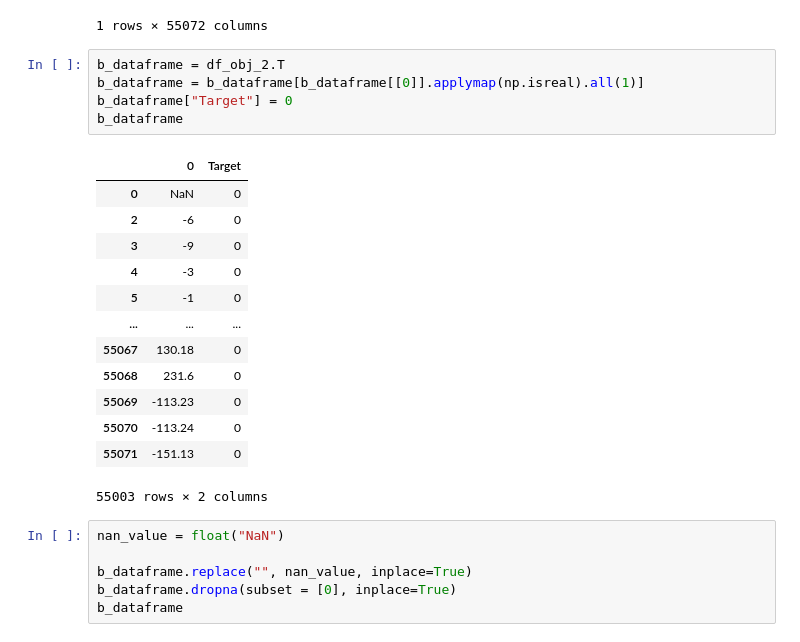
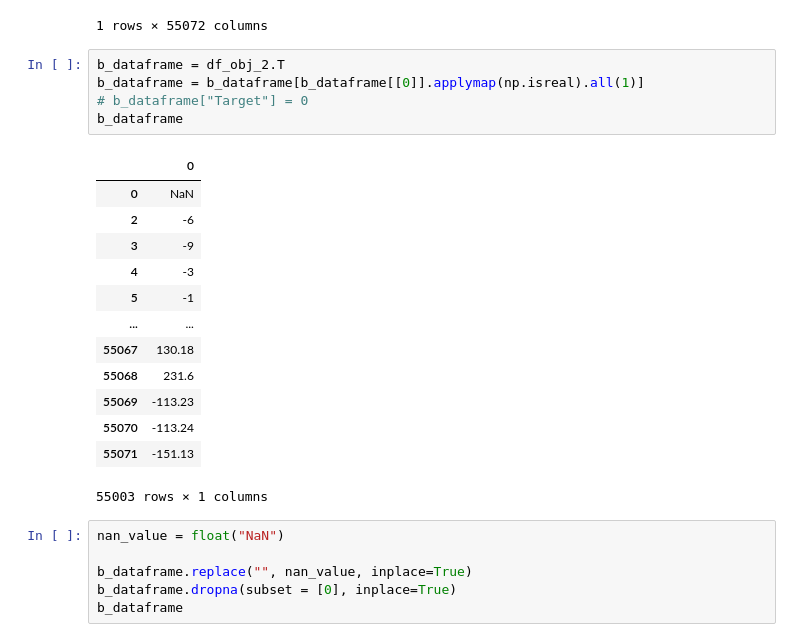
Before and after one commit to chetan2510/Discrimination-of-reflected-sound-signals, a Jupyter notebook: Implementation of Binary Classifier.ipynb, the cells around one changed output. Saved outputs shown, nothing was run; the diff lists cells and outputs as text.

```diff
--- a/Implementation of Binary Classifier.ipynb
+++ b/Implementation of Binary Classifier.ipynb
@@ -110,22 +110,22 @@ df_obj_2
 # %%
 b_dataframe = df_obj_2.T
 b_dataframe = b_dataframe[b_dataframe[[0]].applymap(np.isreal).all(1)]
-b_dataframe["Target"] = 0
+# b_dataframe["Target"] = 0
 b_dataframe
 # %% [output]
-|  | 0 | Target |
-| 0 | NaN | 0 |
-| 2 | -6 | 0 |
-| 3 | -9 | 0 |
-| 4 | -3 | 0 |
-| 5 | -1 | 0 |
-| ... | ... | ... |
-| 55067 | 130.18 | 0 |
-| 55068 | 231.6 | 0 |
-| 55069 | -113.23 | 0 |
-| 55070 | -113.24 | 0 |
-| 55071 | -151.13 | 0 |
+|  | 0 |
+| 0 | NaN |
+| 2 | -6 |
+| 3 | -9 |
+| 4 | -3 |
+| 5 | -1 |
+| ... | ... |
+| 55067 | 130.18 |
+| 55068 | 231.6 |
+| 55069 | -113.23 |
+| 55070 | -113.24 |
+| 55071 | -151.13 |
-55003 rows × 2 columns
+55003 rows × 1 columns
 # %%
 nan_value = float("NaN")
 
```
Also changed, not shown: parts of 9 cells of this notebook, 1 other file.
